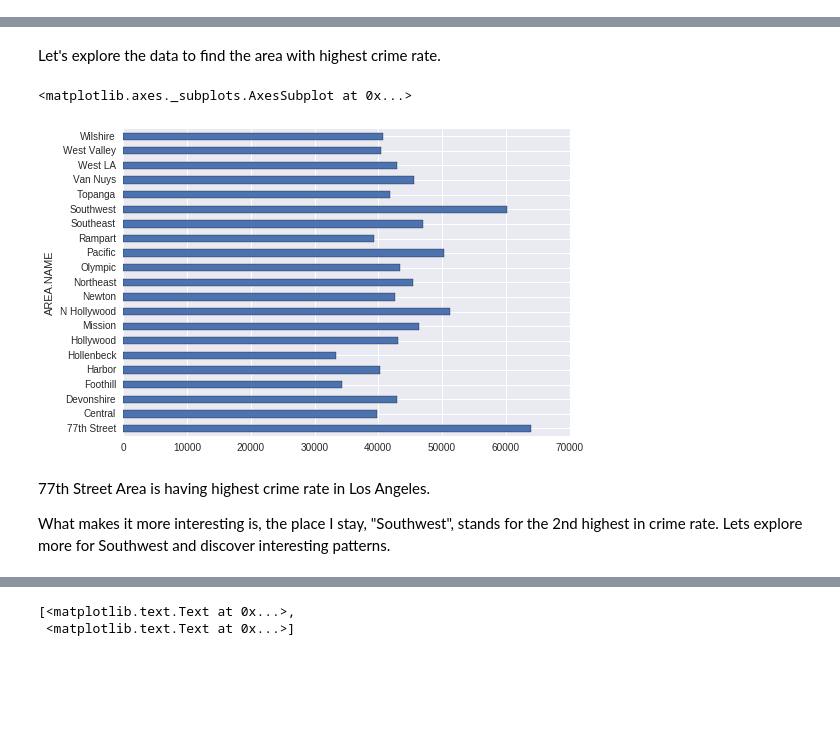
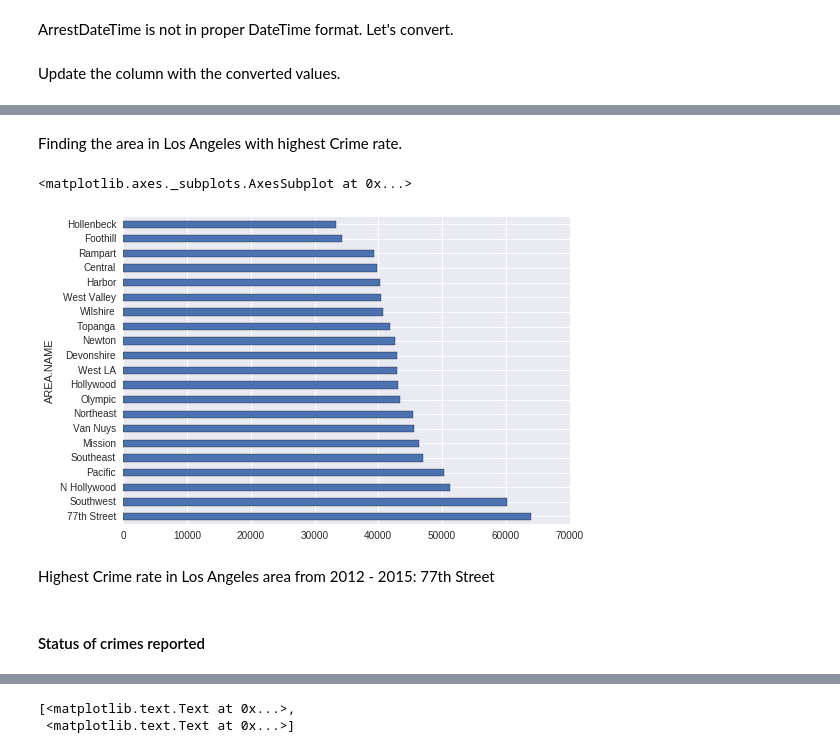
Before and after one commit to surajr/Data-Analysis, a Jupyter notebook: LA-Crime-Analysis.ipynb, the cells around one changed output, grey strips where cells are left out. Saved outputs shown, nothing was run; the diff lists cells and outputs as text; code cells hidden in the pictures; blank space fills up the shorter version.

```diff
--- a/LA-Crime-Analysis.ipynb
+++ b/LA-Crime-Analysis.ipynb
@@ -10,3 +25,5 @@ data = pd.read_csv('/home/surajr/Downloads/Crimes_2012-2015.csv',parse_dates={"A
+# %% [markdown]
+ArrestDateTime is not in proper DateTime format. Let's convert.
 # %%
 def converttodate():
     new=[]
@@ -28,6 +45,8 @@ def converttodate():
             new.append(obj[0]+" "+time)
 
     return new
+# %% [markdown]
+Update the column with the converted values.
 # %%
 newArrestDateTime = converttodate()
 data = data.drop("ArrestDateTime", axis=1)
@@ -41,14 +60,19 @@ data.head()
 | 2 | 12/18/2013 | 131820260 | 18 | Southeast | 1839 | 997 | TRAFFIC DR # | UNK | Unknown | 105TH ST | ... |
 | 3 | 10/18/2013 | 131817514 | 18 | Southeast | 1827 | 997 | TRAFFIC DR # | UNK | Unknown | 101ST ST | ... |
 | 4 | 05/26/2013 | 130510483 | 5 | Harbor | 507 | 440 | THEFT PLAIN - PETTY (UNDER $400) | UNK | Unknown | 1300 W SEPULVEDA BL | ... |
-# %% [markdown]
-Let's explore the data to find the area with highest crime rate.
+# %% [markdown]
+Finding the area in Los Angeles with highest Crime rate.
 # %%
-data["AREA.NAME"].groupby(data["AREA.NAME"]).count().plot(kind="barh")
+(     data["AREA.NAME"]
+     .groupby(data["AREA.NAME"])
+     .count()
+     .sort_values(ascending=False)
+     .plot(kind="barh")
+)
 # %% [output]
 <matplotlib.axes._subplots.AxesSubplot at 0x...>
-[figure, old version]
+[figure, new version]
-# %% [markdown]
-77th Street Area is having highest crime rate in Los Angeles.
-
-What makes it more interesting is, the place I stay, "Southwest", stands for the 2nd highest in crime rate. Lets explore more for Southwest and discover interesting patterns.
+# %% [markdown]
+Highest Crime rate in Los Angeles area from 2012 - 2015: 77th Street
+# %% [markdown]
+#### Status of crimes reported
```
Also changed, not shown: parts of 42 cells of this notebook.
